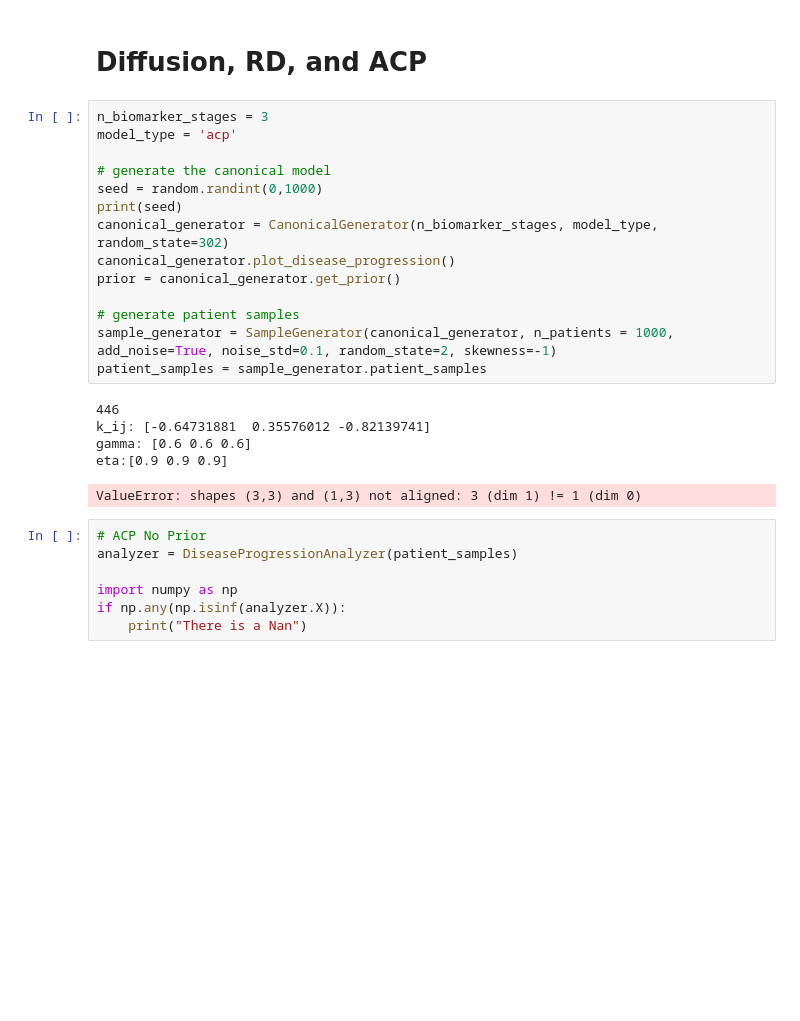
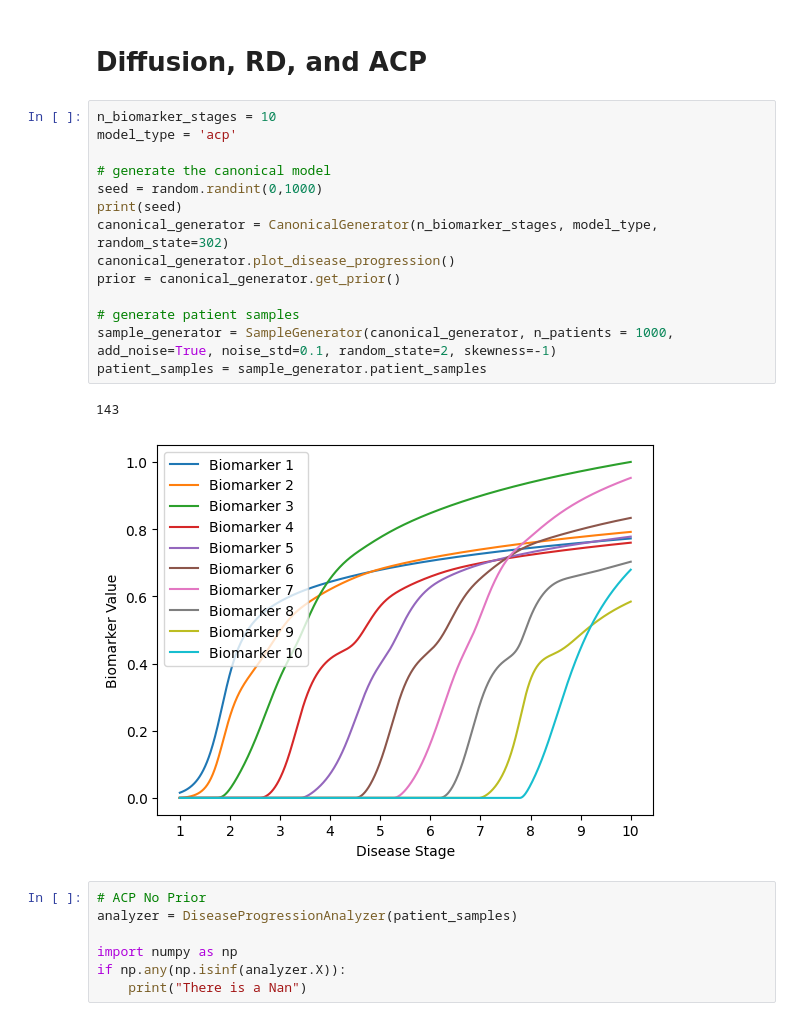
Before and after one commit to LAMCIG/Progression_models_simulations, a Jupyter notebook: notebooks/10-ODE_generation.ipynb, the cells around one changed output. Drawn from its saved outputs; the diff is of its cells as text; blank space fills up the shorter version.

```diff
--- a/notebooks/10-ODE_generation.ipynb
+++ b/notebooks/10-ODE_generation.ipynb
@@ -14,25 +14,22 @@ from simulation_class.EBMAnalyzer import EBMAnalyzer
 # %% [markdown]
 # Diffusion, RD, and ACP
 # %%
-n_biomarker_stages = 3
+n_biomarker_stages = 10
 model_type = 'acp'
 
 # generate the canonical model
 seed = random.randint(0,1000)
 print(seed)
 canonical_generator = CanonicalGenerator(n_biomarker_stages, model_type, random_state=302)
 canonical_generator.plot_disease_progression()
 prior = canonical_generator.get_prior()
 
 # generate patient samples
 sample_generator = SampleGenerator(canonical_generator, n_patients = 1000, add_noise=True, noise_std=0.1, random_state=2, skewness=-1)
 patient_samples = sample_generator.patient_samples
 # %% [output]
-446
-k_ij: [-0.64731881  0.35576012 -0.82139741]
-gamma: [0.6 0.6 0.6]
-eta:[0.9 0.9 0.9]
+143
-ValueError: shapes (3,3) and (1,3) not aligned: 3 (dim 1) != 1 (dim 0)
+[figure, added]
 # %%
 # ACP No Prior
 analyzer = DiseaseProgressionAnalyzer(patient_samples)
```
Also changed, not shown: parts of 9 cells of this notebook, 10 other files.
